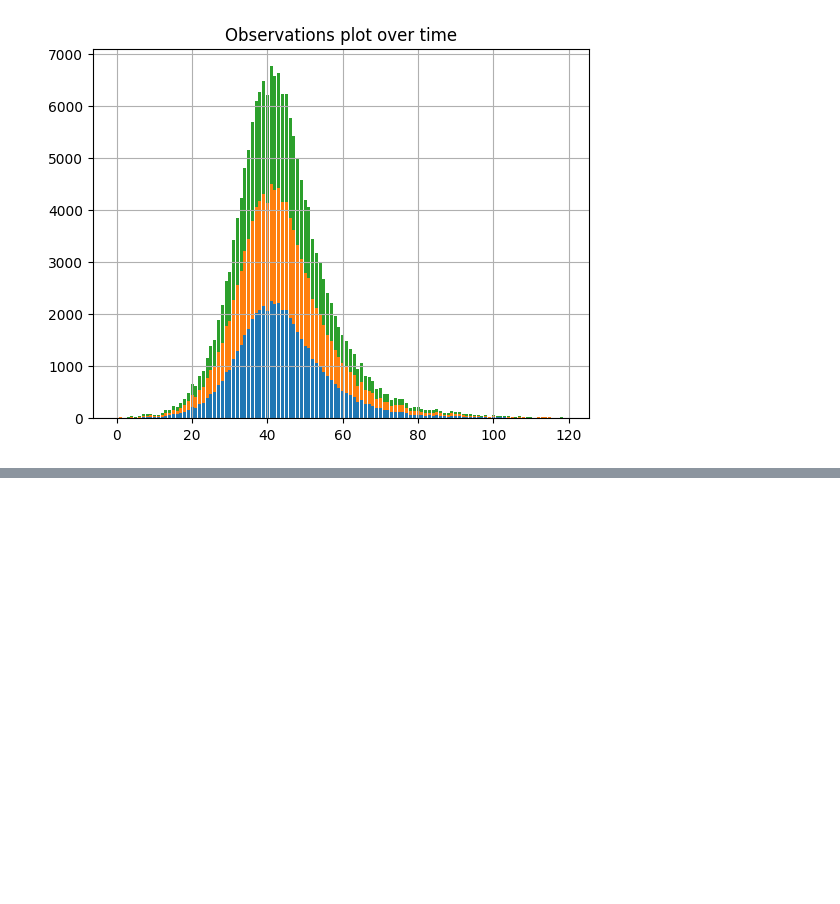
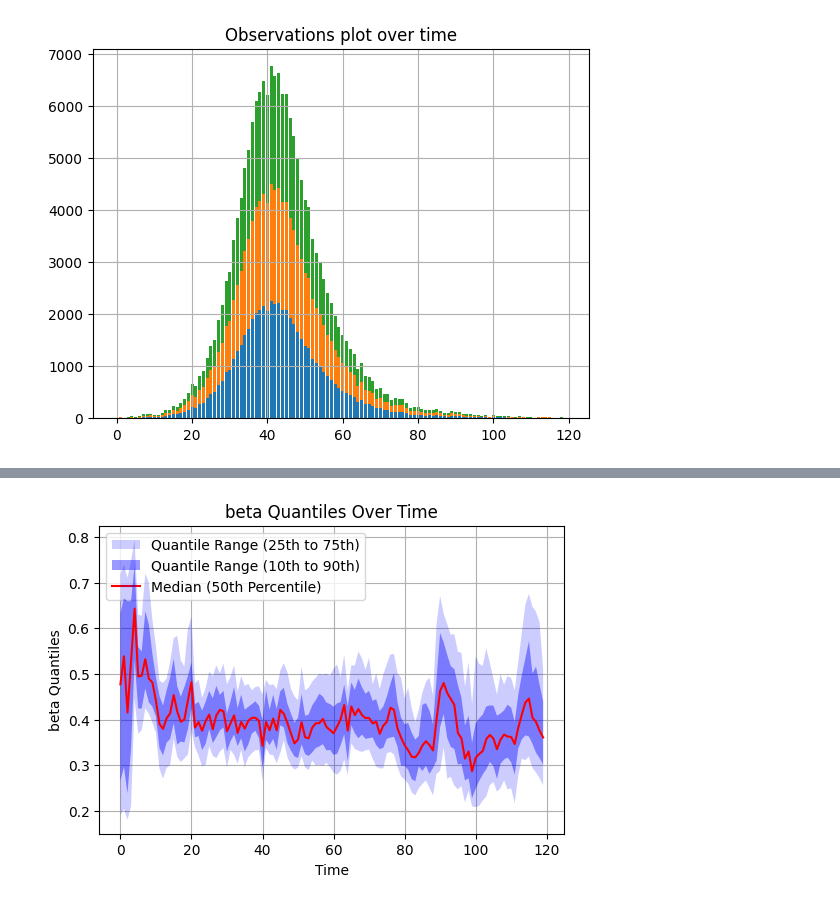
Before and after one commit to NAU-CCL/Epymorph, a Jupyter notebook: parameter_estimation_multinode.ipynb, the cells around one changed output, grey strips where cells are left out. Drawn from its saved outputs; the diff is of its cells as text; code cells hidden in the pictures; blank space fills up the shorter version.

```diff
--- a/parameter_estimation_multinode.ipynb
+++ b/parameter_estimation_multinode.ipynb
@@ -116,0 +137,4 @@ output = sim.run()
+# %%
+output.plot.params_plot(parameter="beta", node_index=1)
+# %% [output]
+[figure, added]
```
Also changed, not shown: parts of 10 cells of this notebook, 15 other files.
